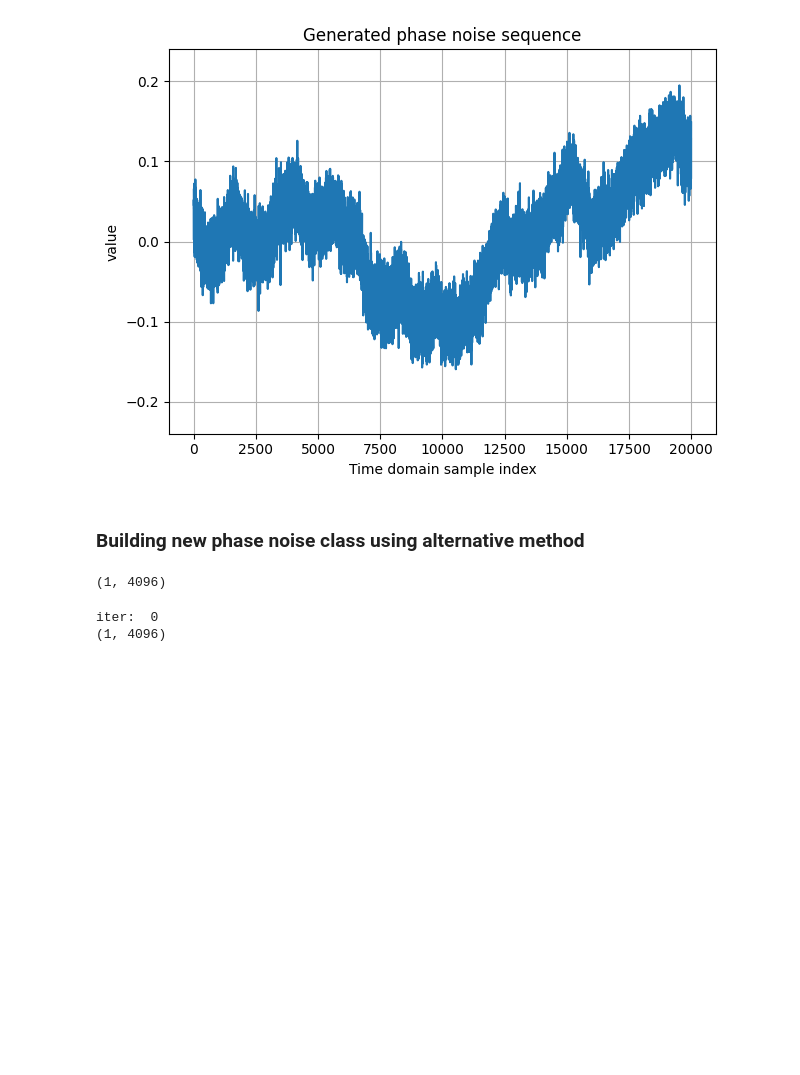
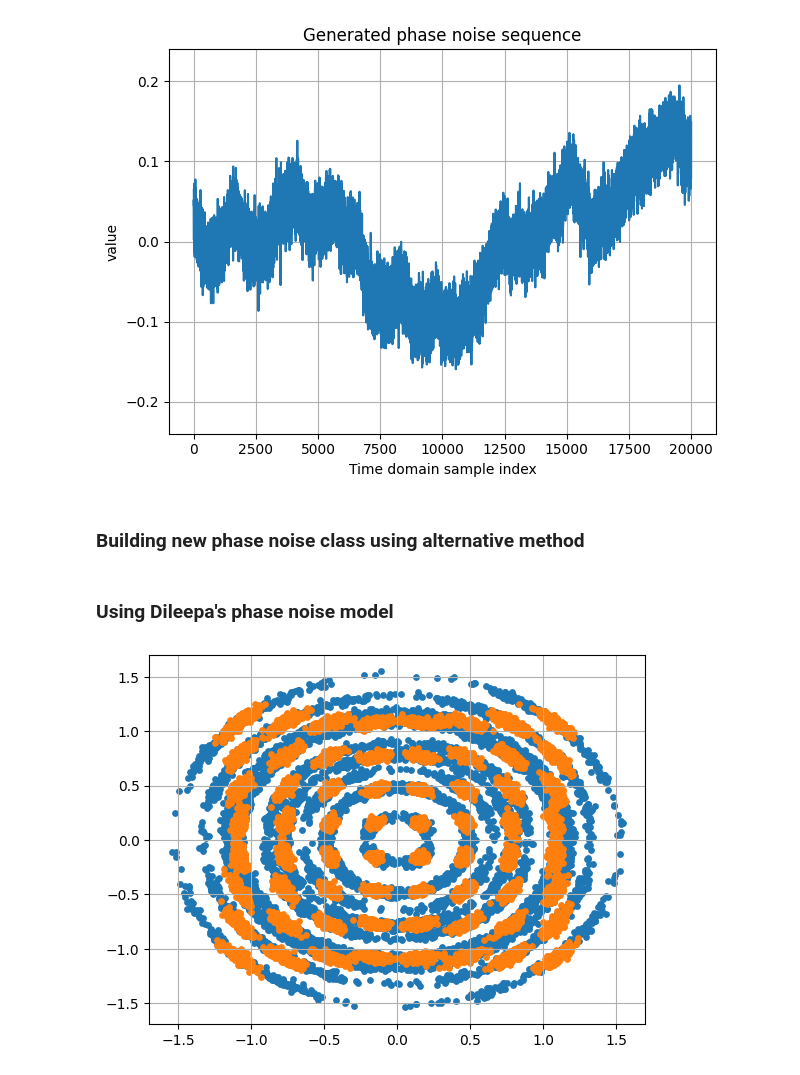
Before and after one commit to harinduravin/PCS-GCS-basics, a Jupyter notebook: Test_phase_noise.ipynb, the cells around one changed output. Cells and saved outputs as stored; diff of their text form; code cells hidden in the pictures; blank space fills up the shorter version.

Commit message:
Tested PN models, PTRS addition Compensation

```diff
--- a/Test_phase_noise.ipynb
+++ b/Test_phase_noise.ipynb
@@ -737,12 +852,26 @@ pn_test = PhaseNoise_alt(fc, bandwidth, samples)
+# %% [markdown]
+### Using Dileepa's phase noise model
 # %%
-bits = binary_source([batch_size,block_size* 8])
-x = mapper(bits)
+bits = binary_source([batch_size,block_size* bits_per_symbol])
+x_mod = mapper(bits)
+ptrs_x_mod = ptrs_adder(x_mod)
+x_up = upsampler(ptrs_x_mod)
+x_tx_filt = tx_filter(x_up)
+# pn_out,_ = pn_Tx(x_tx_filt)
+pn_out, _, _ = pn_tx(x_tx_filt)
+y_channel = channel(pn_out, No)
+y_channel_pn, _, _ = pn_rx(y_channel)
+# y_channel_pn,_ = pn_Rx(y_channel)
+y_rx_filt = rx_filter(y_channel_pn)
+y = downsampler(y_rx_filt)
+
+y_raw_data = tf.gather(y, ptrs_adder.data_indices, axis=1)
+y_wpn_free_vec, y_data_vec = pn_compensate(y)
+
+plt.figure()
+plt.scatter(np.real(y_raw_data), np.imag(y_raw_data), s=15, alpha=1)
+plt.scatter(np.real(y_data_vec), np.imag(y_data_vec), s=15, alpha=1)
+plt.grid(True)
+plt.show()
+# %% [output]
+[figure, added]
-# %%
-print(x.shape)
-# %% [output]
-(1, 4096)
-# %%
-pn_out,_ = pn_test(x)
-# %% [output]
-iter:  0
-(1, 4096)
```
Also changed, not shown: parts of 75 cells of this notebook, 5 other files.
